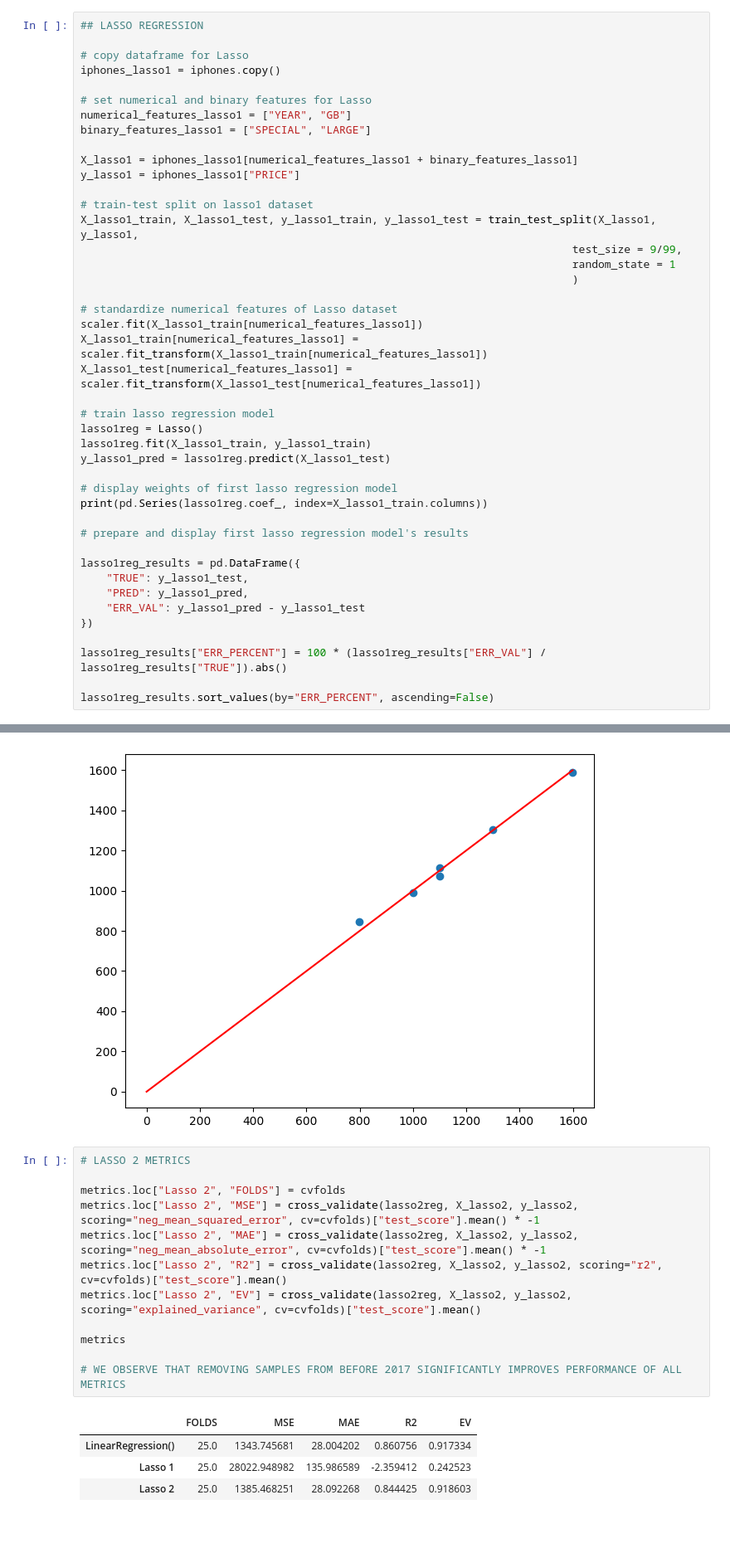
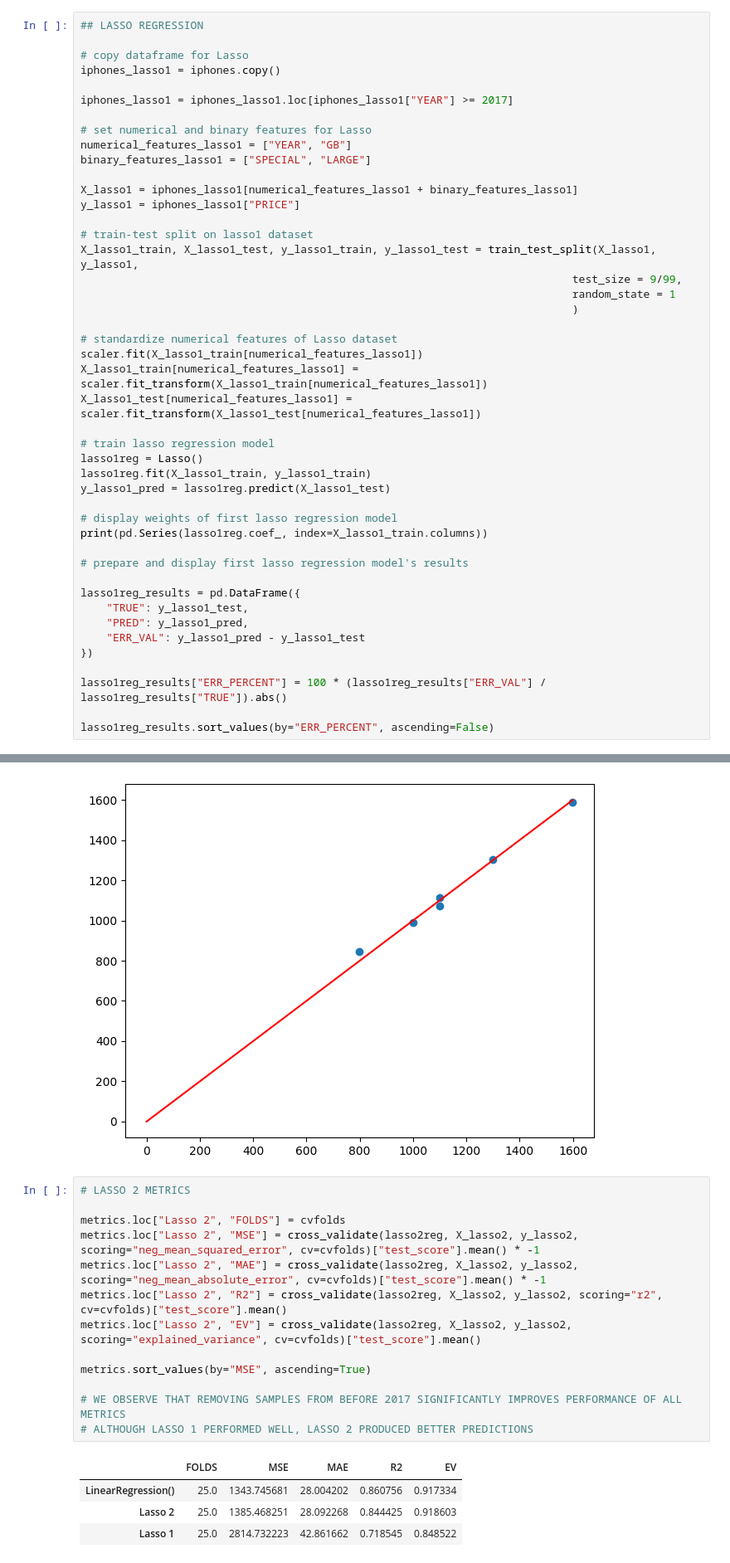
Before and after one commit to Tahsin-T-Ahmed/iphone-price-prediction-ai, a Jupyter notebook: model.ipynb, the cells around one changed output, grey strips where cells are left out. Shown at 83% size. Cells and saved outputs as stored; diff of their text form; blank space fills up the shorter version.

```diff
--- a/model.ipynb
+++ b/model.ipynb
@@ -318,6 +318,8 @@ metrics
 
 # copy dataframe for Lasso
 iphones_lasso1 = iphones.copy()
+
+iphones_lasso1 = iphones_lasso1.loc[iphones_lasso1["YEAR"] >= 2017]
 
 # set numerical and binary features for Lasso
 numerical_features_lasso1 = ["YEAR", "GB"]
@@ -457,20 +456,21 @@ lasso2reg_results.sort_values(by="ERR_PERCENT", ascending=False)
 # %%
 # LASSO 2 METRICS
 
 metrics.loc["Lasso 2", "FOLDS"] = cvfolds
 metrics.loc["Lasso 2", "MSE"] = cross_validate(lasso2reg, X_lasso2, y_lasso2, scoring="neg_mean_squared_error", cv=cvfolds)["test_score"].mean() * -1
 metrics.loc["Lasso 2", "MAE"] = cross_validate(lasso2reg, X_lasso2, y_lasso2, scoring="neg_mean_absolute_error", cv=cvfolds)["test_score"].mean() * -1
 metrics.loc["Lasso 2", "R2"] = cross_validate(lasso2reg, X_lasso2, y_lasso2, scoring="r2", cv=cvfolds)["test_score"].mean()
 metrics.loc["Lasso 2", "EV"] = cross_validate(lasso2reg, X_lasso2, y_lasso2, scoring="explained_variance", cv=cvfolds)["test_score"].mean()
 
-metrics
+metrics.sort_values(by="MSE", ascending=True)
 
 # WE OBSERVE THAT REMOVING SAMPLES FROM BEFORE 2017 SIGNIFICANTLY IMPROVES PERFORMANCE OF ALL METRICS
+# ALTHOUGH LASSO 1 PERFORMED WELL, LASSO 2 PRODUCED BETTER PREDICTIONS
 # %% [output]
 |  | FOLDS | MSE | MAE | R2 | EV |
 | LinearRegression() | 25.0 | 1343.745681 | 28.004202 | 0.860756 | 0.917334 |
-| Lasso 1 | 25.0 | 28022.948982 | 135.986589 | -2.359412 | 0.242523 |
 | Lasso 2 | 25.0 | 1385.468251 | 28.092268 | 0.844425 | 0.918603 |
+| Lasso 1 | 25.0 | 2814.732223 | 42.861662 | 0.718545 | 0.848522 |
 # %%
 saveOutput(iphones, "iphones_output.csv")
 saveOutput(iphones_linreg, "iphones_linreg_output.csv")
```
Also changed, not shown: parts of 3 cells of this notebook.
